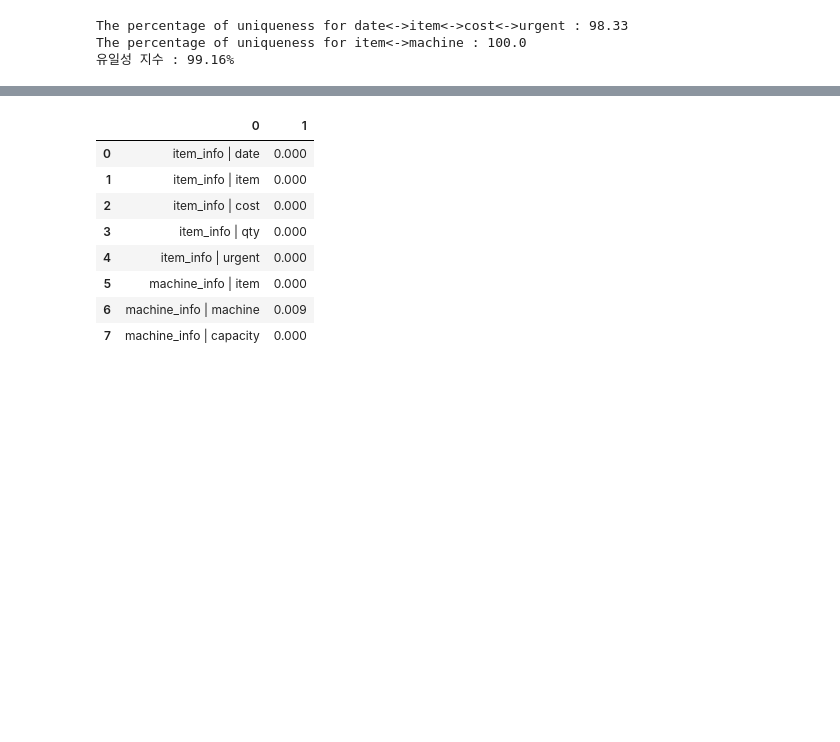
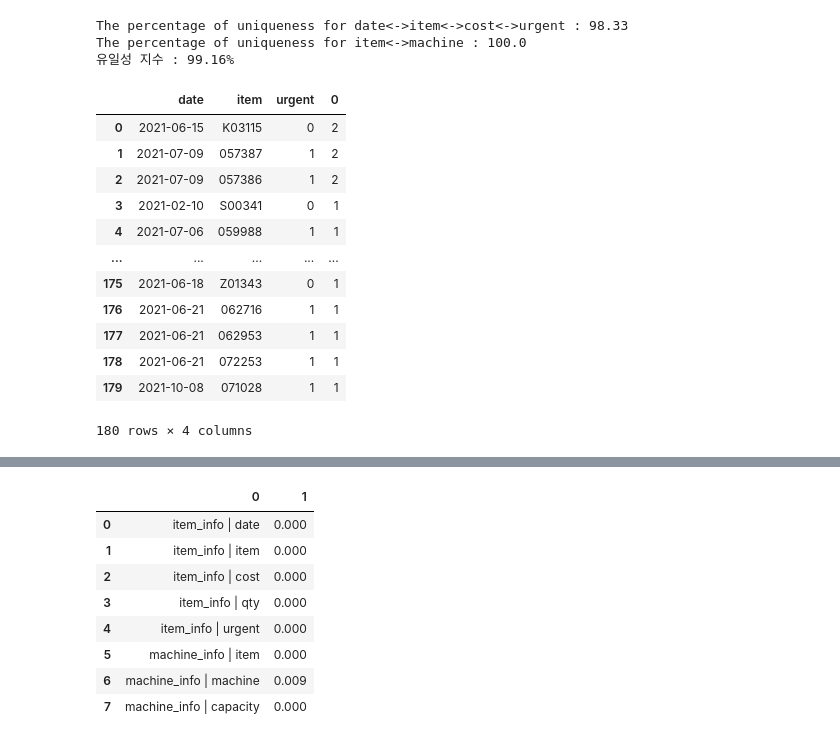
Before and after one commit to sugyeong-jo/ProjectLab, a Jupyter notebook: workspac_notebook.ipynb, the cells around one changed output, grey strips where cells are left out. Drawn from its saved outputs; the diff is of its cells as text; code cells hidden in the pictures; blank space fills up the shorter version.

```diff
--- a/workspac_notebook.ipynb
+++ b/workspac_notebook.ipynb
@@ -8,7 +8,7 @@ from numpy.random import rand
 import pandas as pd
 
 from tqdm import tqdm
-pd.set_option('display.max_row', 200)
+pd.set_option('display.max_row', 30)
 # %% [markdown]
 ## Read Data & Assign the variables
 # %%
@@ -193,3 +193,22 @@ print("유일성 지수 : %.2f%% "%((perc_check_unique_machine_info+perc_check_u
 The percentage of uniqueness for date<->item<->cost<->urgent : 98.33
 The percentage of uniqueness for item<->machine : 100.0
 유일성 지수 : 99.16%
+# %%
+check_unique = item_info[
+    ['date', 'item', 'urgent']
+    ].value_counts().reset_index()
+check_unique
+# %% [output]
+|  | date | item | urgent | 0 |
+| 0 | 2021-06-15 | K03115 | 0 | 2 |
+| 1 | 2021-07-09 | 057387 | 1 | 2 |
+| 2 | 2021-07-09 | 057386 | 1 | 2 |
+| 3 | 2021-02-10 | S00341 | 0 | 1 |
+| 4 | 2021-07-06 | 059988 | 1 | 1 |
+| ... | ... | ... | ... | ... |
+| 175 | 2021-06-18 | Z01343 | 0 | 1 |
+| 176 | 2021-06-21 | 062716 | 1 | 1 |
+| 177 | 2021-06-21 | 062953 | 1 | 1 |
+| 178 | 2021-06-21 | 072253 | 1 | 1 |
+| 179 | 2021-10-08 | 071028 | 1 | 1 |
+180 rows × 4 columns
```
Also changed, not shown: parts of 2 cells of this notebook.
